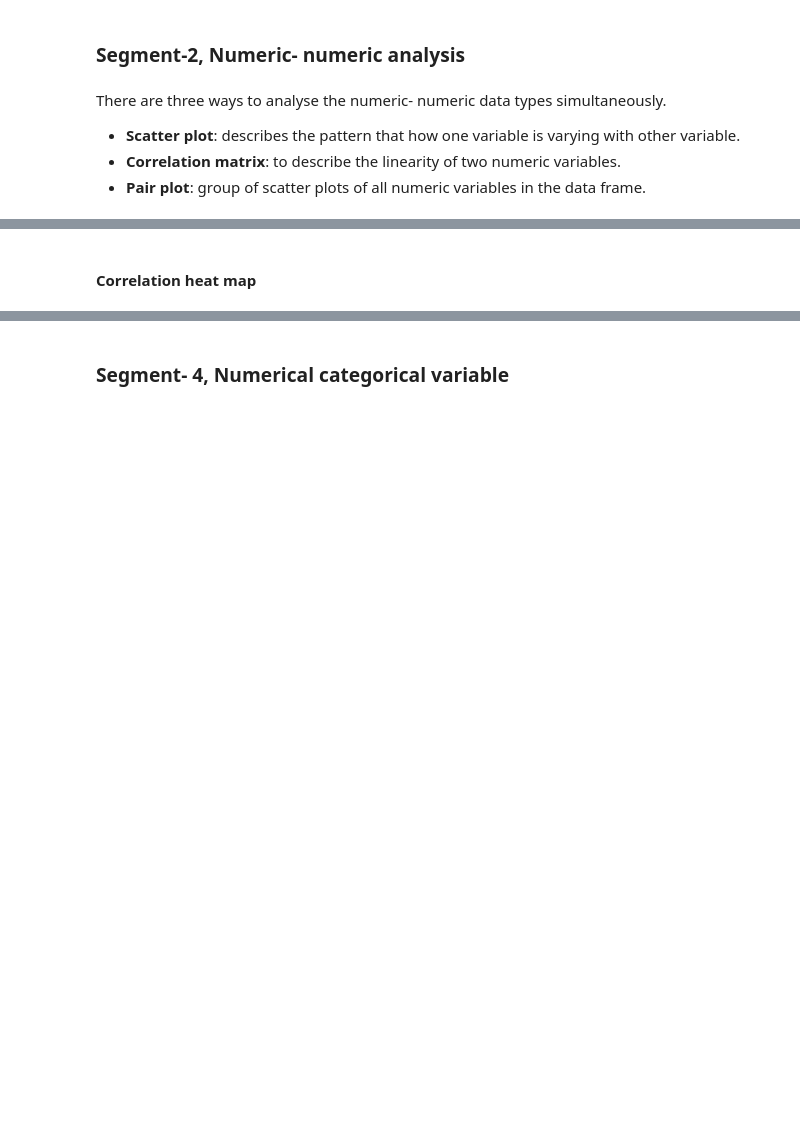
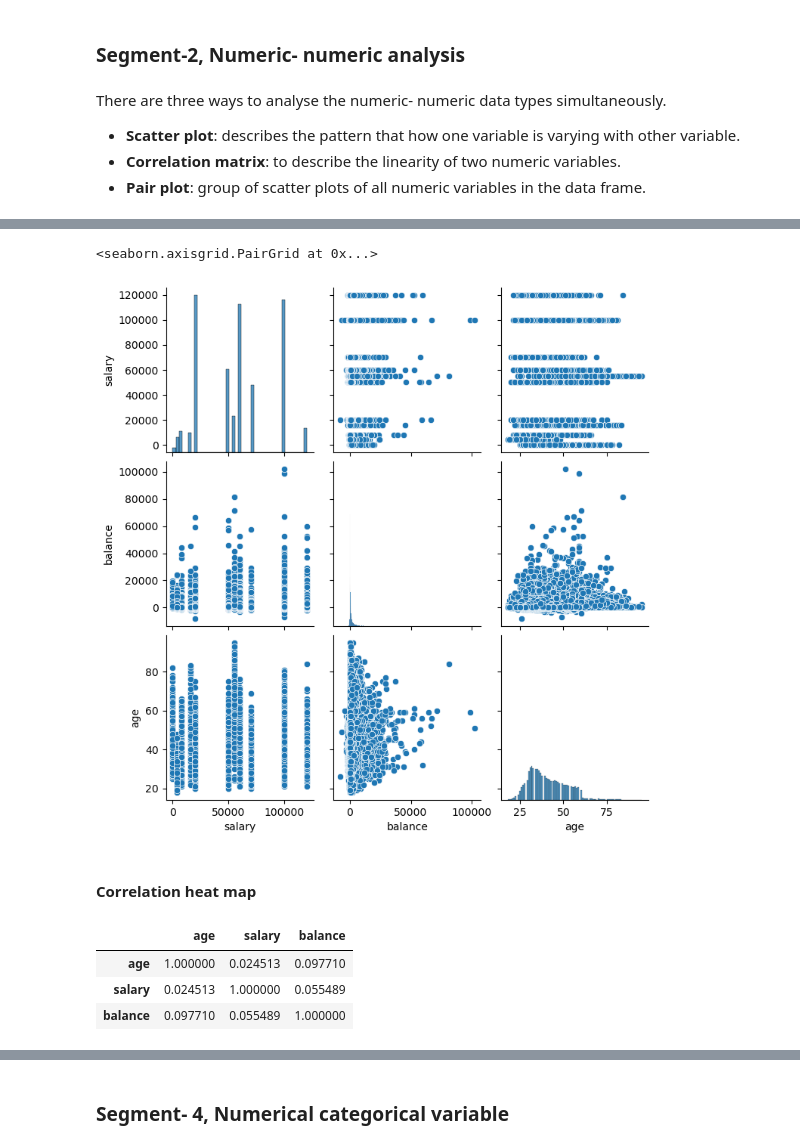
Before and after one commit to Nishanthfiona/DataScience, a Jupyter notebook: Upgrad/Course_1_Datatoolkit/Bank Marketing Case Study EDA/Bank Marketing Campaign EDA NoteBook.ipynb, the cells around one changed output, grey strips where cells are left out. Cells and saved outputs as stored; diff of their text form; code cells hidden in the pictures; blank space fills up the shorter version.

```diff
--- a/Upgrad/Course_1_Datatoolkit/Bank Marketing Case Study EDA/Bank Marketing Campaign EDA NoteBook.ipynb
+++ b/Upgrad/Course_1_Datatoolkit/Bank Marketing Case Study EDA/Bank Marketing Campaign EDA NoteBook.ipynb
@@ -733,4 +757,15 @@ sns.scatterplot(data=inp1,x="balance",y='salary')
 # %%
 #plot the pair plot of salary, balance and age in inp1 dataframe.
+sns.pairplot(data=inp1,vars=["salary","balance","age"])
+# %% [output]
+<seaborn.axisgrid.PairGrid at 0x...>
+[figure, added]
 # %% [markdown]
 #### Correlation heat map
+# %%
+inp1[["age","salary","balance"]].corr()
+# %% [output]
+|  | age | salary | balance |
+| age | 1.000000 | 0.024513 | 0.097710 |
+| salary | 0.024513 | 1.000000 | 0.055489 |
+| balance | 0.097710 | 0.055489 | 1.000000 |
```
Also changed, not shown: parts of 26 cells of this notebook.
